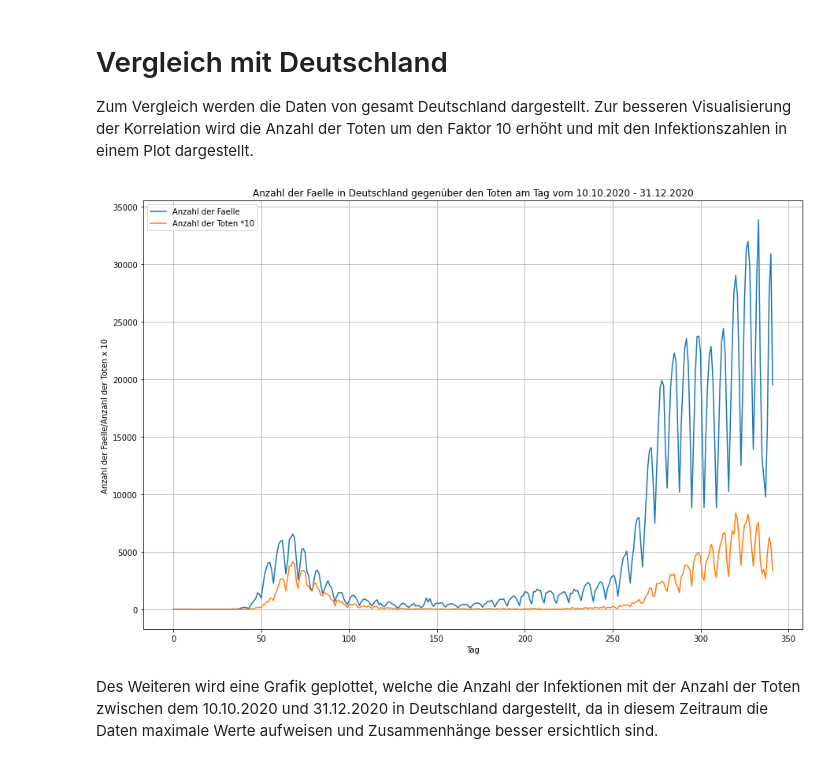
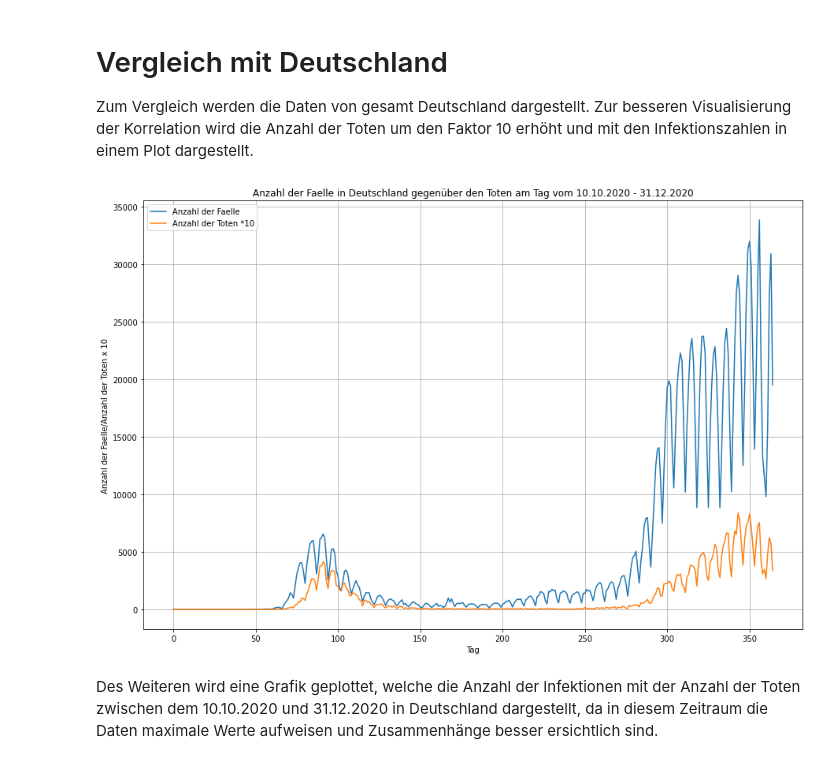
Before and after one commit to NajTec/DataScience, a Jupyter notebook: Project/Project_Covid_Mannheim_Feinstaube_Update.ipynb, the cells around one changed output. Saved outputs shown, nothing was run; the diff lists cells and outputs as text; code cells hidden in the pictures.

```diff
--- a/Project/Project_Covid_Mannheim_Feinstaube_Update.ipynb
+++ b/Project/Project_Covid_Mannheim_Feinstaube_Update.ipynb
@@ -241,25 +241,25 @@ Maximum von 0.64 nach 20 Tagen
 # Vergleich mit Deutschland
 Zum Vergleich werden die Daten von gesamt Deutschland dargestellt. Zur besseren Visualisierung der Korrelation wird die Anzahl der Toten um den Faktor 10 erhöht und mit den Infektionszahlen in einem Plot dargestellt.
 # %%
-covid_data_germany = pd.read_csv('covid-19.csv',sep=';')
+covid_data_germany = pd.read_csv('covid-19__2.csv',sep=';')
 
 covid_data_germany = covid_data_germany.dropna()
 
 faelle_nach_datum = list(covid_data_germany['Faelle'])
 todesfaelle_nach_datum = list(covid_data_germany['Todesfaelle']*10)
 
 plt.plot(faelle_nach_datum,label="Anzahl der Faelle")
 plt.plot(todesfaelle_nach_datum,label="Anzahl der Toten *10")
 fig = plt.gcf()
 fig.set_size_inches(15,10)
 plt.legend()
 plt.title("Anzahl der Faelle in Deutschland gegenüber den Toten am Tag vom 10.10.2020 - 31.12.2020")
 plt.xlabel("Tag")
 plt.ylabel("Anzahl der Faelle/Anzahl der Toten x 10")
 plt.grid()
 plt.show()
 # %% [output]
-[figure, old version]
+[figure, new version]
 # %% [markdown]
 Des Weiteren wird eine Grafik geplottet, welche die Anzahl der Infektionen mit der Anzahl der Toten zwischen dem 10.10.2020 und 31.12.2020 in Deutschland dargestellt, da in diesem Zeitraum die Daten maximale Werte aufweisen und Zusammenhänge besser ersichtlich sind.
 # %%
```
Also changed, not shown: parts of 6 cells of this notebook, 1 other file.
